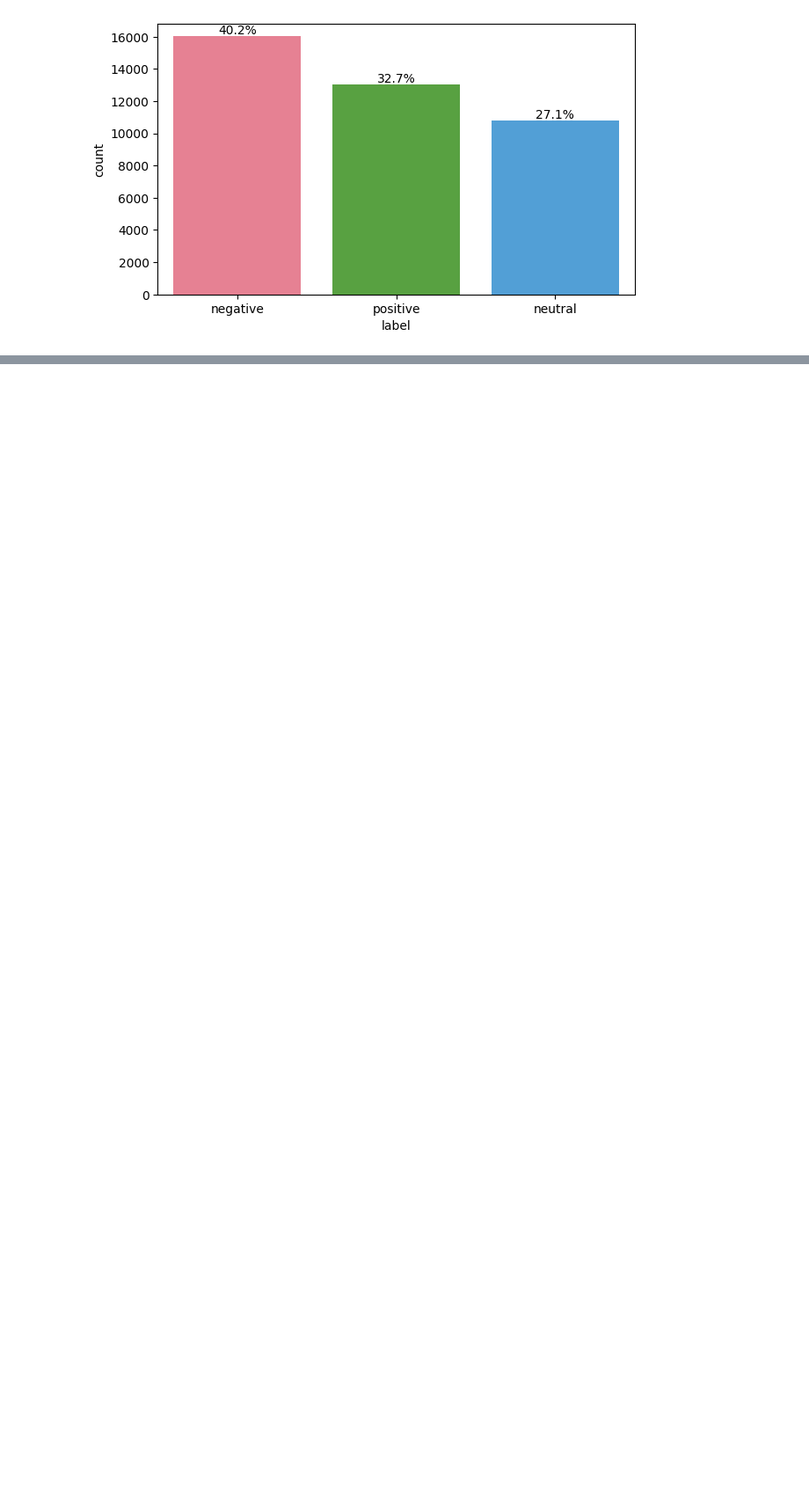
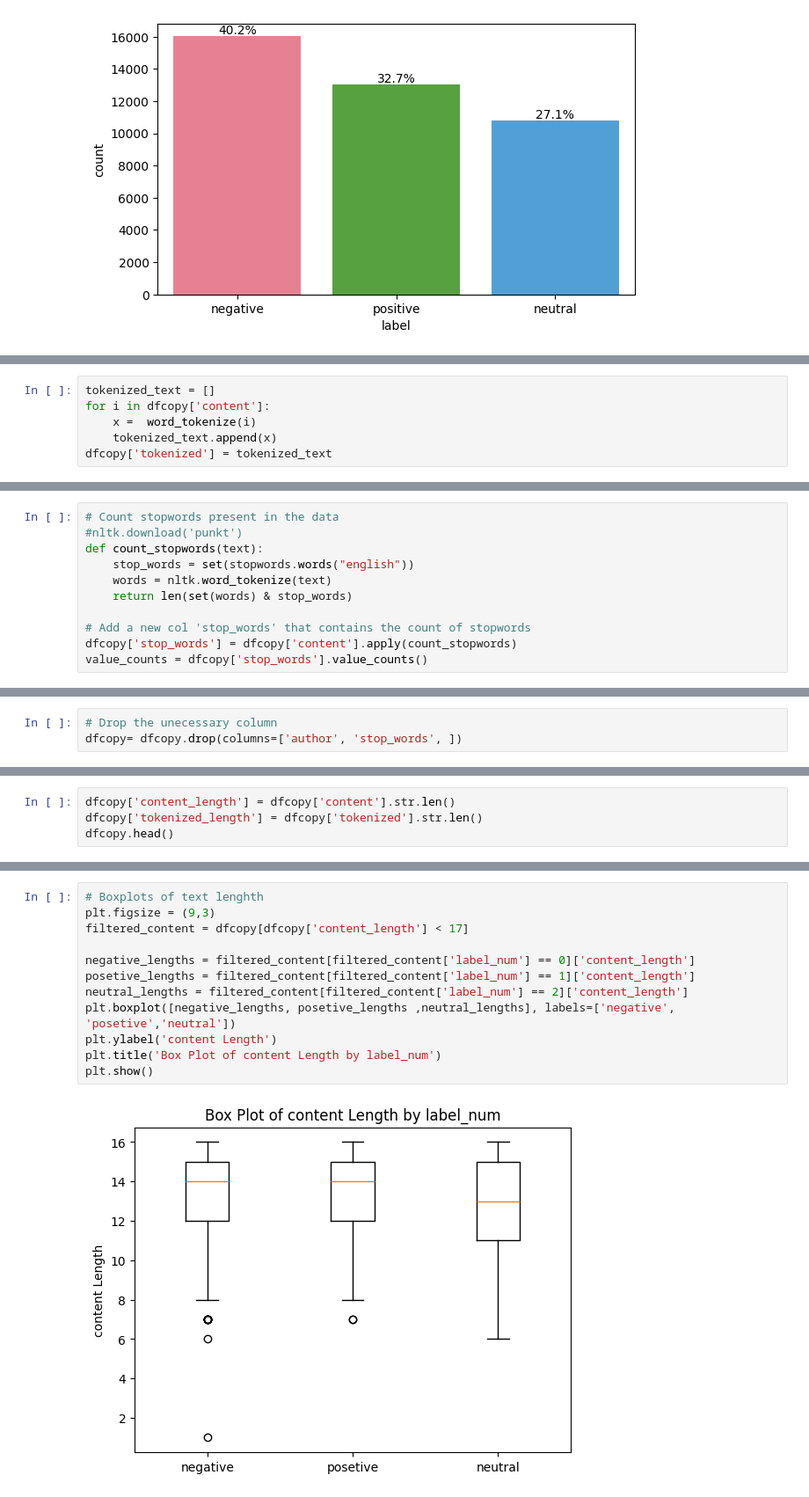
Before and after one commit to Mesgarin/NLPPJ, a Jupyter notebook: Emotion.ipynb, the cells around one changed output, grey strips where cells are left out. Shown at 88% size. Saved outputs shown, nothing was run; the diff lists cells and outputs as text; blank space fills up the shorter version.

```diff
--- a/Emotion.ipynb
+++ b/Emotion.ipynb
@@ -321,0 +362,6 @@ plt.show()
+# %%
+tokenized_text = []
+for i in dfcopy['content']:
+    x =  word_tokenize(i)
+    tokenized_text.append(x)
+dfcopy['tokenized'] = tokenized_text
@@ -321,0 +388,11 @@ plt.show()
+# %%
+# Count stopwords present in the data
+#nltk.download('punkt')
+def count_stopwords(text):
+    stop_words = set(stopwords.words("english"))
+    words = nltk.word_tokenize(text)
+    return len(set(words) & stop_words)
+
+# Add a new col 'stop_words' that contains the count of stopwords
+dfcopy['stop_words'] = dfcopy['content'].apply(count_stopwords)
+value_counts = dfcopy['stop_words'].value_counts()
@@ -321,0 +463,3 @@ plt.show()
+# %%
+# Drop the unecessary column
+dfcopy= dfcopy.drop(columns=['author', 'stop_words', ])
@@ -321,0 +470,4 @@ plt.show()
+# %%
+dfcopy['content_length'] = dfcopy['content'].str.len()
+dfcopy['tokenized_length'] = dfcopy['tokenized'].str.len()
+dfcopy.head()
@@ -321,0 +501,14 @@ plt.show()
+# %%
+# Boxplots of text lenghth
+plt.figsize = (9,3)
+filtered_content = dfcopy[dfcopy['content_length'] < 17]
+
+negative_lengths = filtered_content[filtered_content['label_num'] == 0]['content_length']
+posetive_lengths = filtered_content[filtered_content['label_num'] == 1]['content_length']
+neutral_lengths = filtered_content[filtered_content['label_num'] == 2]['content_length']
+plt.boxplot([negative_lengths, posetive_lengths ,neutral_lengths], labels=['negative', 'posetive','neutral'])
+plt.ylabel('content Length')
+plt.title('Box Plot of content Length by label_num')
+plt.show()
+# %% [output]
+[figure, added]
```
Also changed, not shown: parts of 16 cells of this notebook.
